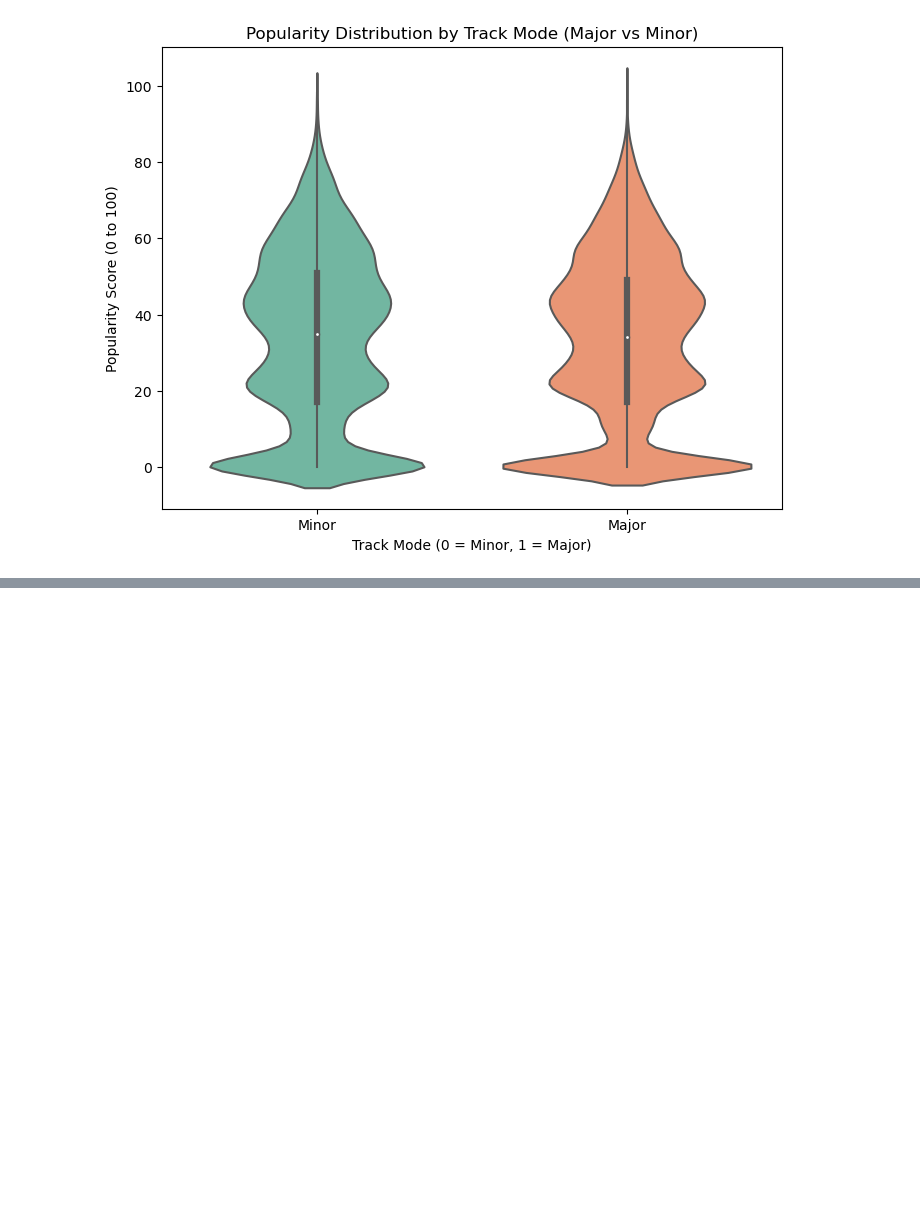
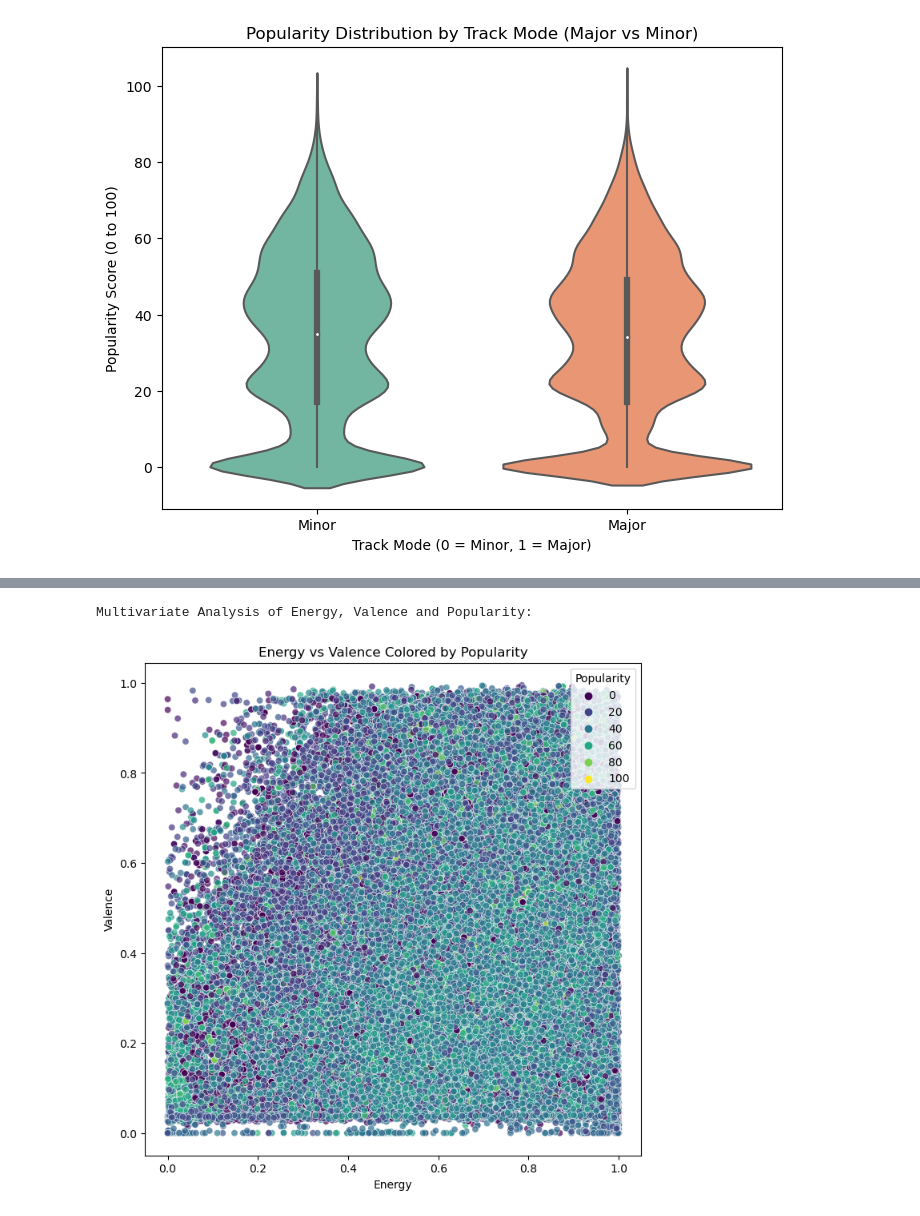
Before and after one commit to canreves/popularity-guesser, a Jupyter notebook: exploratory-data-analysis.ipynb, the cells around one changed output, grey strips where cells are left out. Cells and saved outputs as stored; diff of their text form; code cells hidden in the pictures; blank space fills up the shorter version.

Commit message:
energy vs valence comparison

```diff
--- a/exploratory-data-analysis.ipynb
+++ b/exploratory-data-analysis.ipynb
@@ -115,3 +115,17 @@ plt.show()
 # %% [output]
 Popularity by Track Mode (Major vs Minor):
 [figure]
+# %%
+# Duration in ms --> Hard to interpret, so we convert it to minutes for better understanding.
+
+df["duration_min"] = df["duration_ms"] / 60000
+
+columns_to_drop = ["duration_ms"]
+
+if "Unnamed: 0" in df.columns:
+    df = df.drop(columns=["Unnamed: 0"])
+
+
+df = df.drop(columns=columns_to_drop)
+
+display(df.head(20))
@@ -117,0 +150,12 @@ Popularity by Track Mode (Major vs Minor):
+# %%
+print(f"Multivariate Analysis of Energy, Valence and Popularity: ")
+plt.figure(figsize=(8, 8))
+sns.scatterplot(x=df["energy"], y=df["valence"], hue=df["popularity"], palette="viridis", alpha=0.7)
+plt.title("Energy vs Valence Colored by Popularity")
+plt.xlabel("Energy")
+plt.ylabel("Valence")
+plt.legend(title="Popularity", loc='upper right')
+plt.show()
+# %% [output]
+Multivariate Analysis of Energy, Valence and Popularity:
+[figure, added]
```
Also changed, not shown: parts of 3 cells of this notebook.
